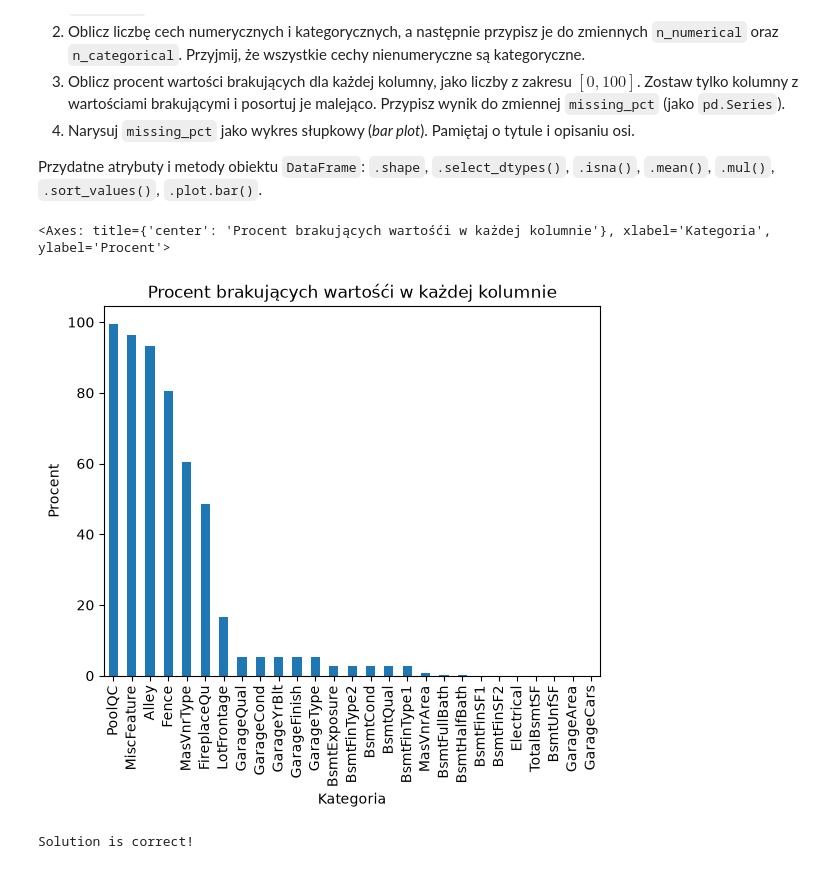
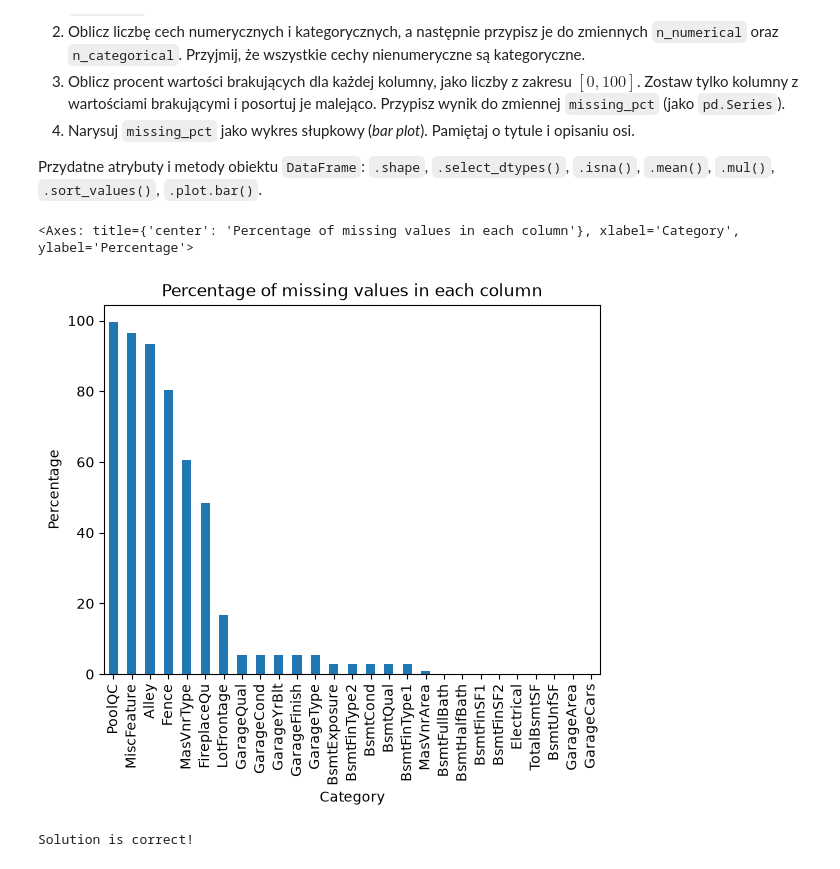
Before and after one commit to turek-jakub/podstawy-sztucznej-inteligencji, a Jupyter notebook: lab1/lab_1.ipynb, the cells around one changed output. Drawn from its saved outputs; the diff is of its cells as text; code cells hidden in the pictures.

```diff
--- a/lab1/lab_1.ipynb
+++ b/lab1/lab_1.ipynb
@@ -153,21 +152,21 @@ Przydatne atrybuty i metody obiektu `DataFrame`: `.shape`, `.select_dtypes()`, `
 # %%
 # number of samples and features
 n_samples = df.shape[0]
 
 # number of numerical and categorical features
 n_features = df.drop(columns='SalePrice').shape[1]
 n_numerical = df.select_dtypes(include="number").drop('SalePrice', axis="columns").shape[1]
 n_categorical = df.select_dtypes(exclude='number').shape[1]
 
 # percentage of missing values
 missing_pct = df.isna().mean()
 missing_pct = missing_pct[missing_pct > 0].mul(100).sort_values(ascending=False)
 
 # bar plot
-missing_pct.plot.bar(title="Procent brakujących wartośći w każdej kolumnie", xlabel='Kategoria', ylabel='Procent')
+missing_pct.plot.bar(title="Percentage of missing values in each column", xlabel='Category', ylabel='Percentage')
 # %% [output]
-<Axes: title={'center': 'Procent brakujących wartośći w każdej kolumnie'}, xlabel='Kategoria', ylabel='Procent'>
+<Axes: title={'center': 'Percentage of missing values in each column'}, xlabel='Category', ylabel='Percentage'>
-[figure, old version]
+[figure, new version]
 # %%
 assert n_samples == 2930
 assert n_features == 81
```
Also changed, not shown: parts of 42 cells of this notebook.
